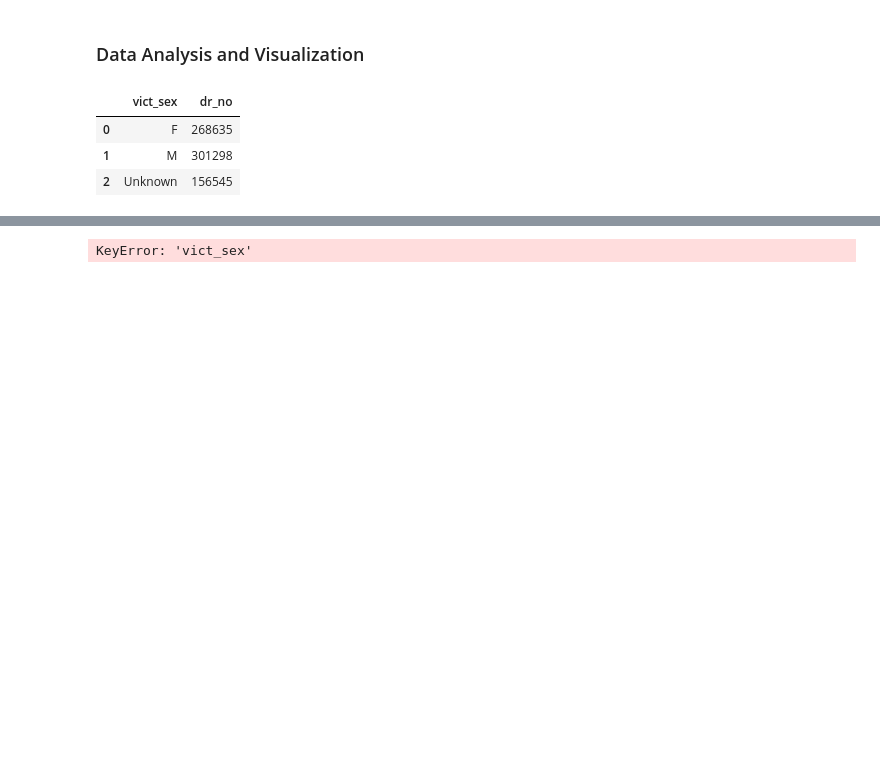
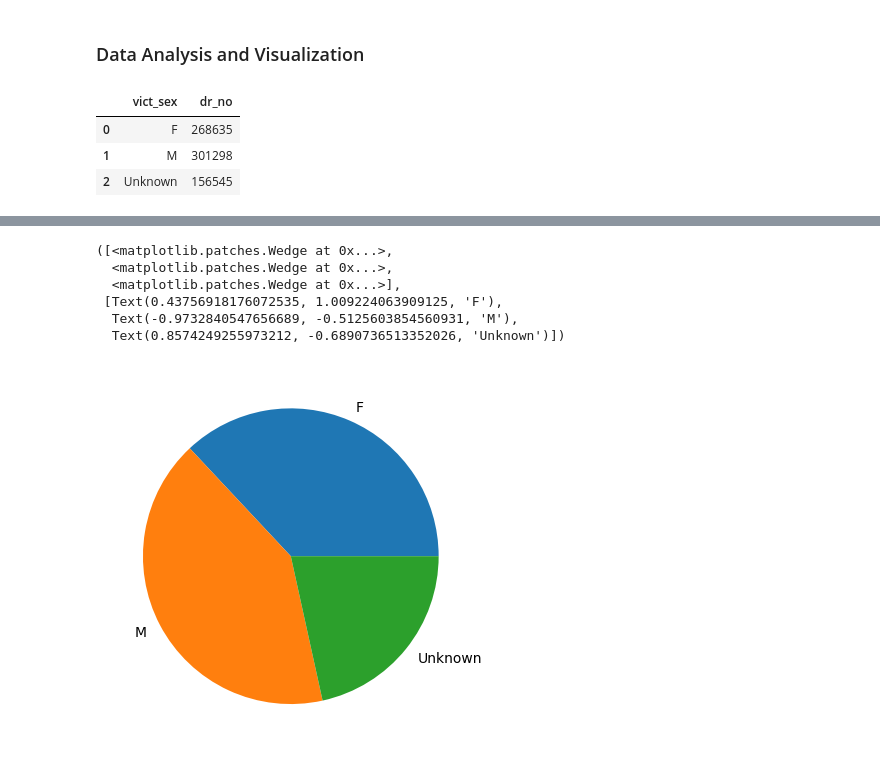
Before and after one commit to avsngh-git/Exploratory-Data-Analysis-Crime-Data, a Jupyter notebook: LA_crime_EDA.ipynb, the cells around one changed output, grey strips where cells are left out. Cells and saved outputs as stored; diff of their text form; code cells hidden in the pictures; blank space fills up the shorter version.

```diff
--- a/LA_crime_EDA.ipynb
+++ b/LA_crime_EDA.ipynb
@@ -339,6 +339,12 @@ fig.show()
 # %%
 # create a pie chart using crime_victim_sex_df using plotly
 import matplotlib.pyplot as plt
-plt.pie(crime_victim_sex_df['vict_sex'])
+plt.pie(crime_victim_sex_df['dr_no'], labels=crime_victim_sex_df['vict_sex'])
 # %% [output]
-KeyError: 'vict_sex'
+([<matplotlib.patches.Wedge at 0x...>,
+  <matplotlib.patches.Wedge at 0x...>,
+  <matplotlib.patches.Wedge at 0x...>],
+ [Text(0.43756918176072535, 1.009224063909125, 'F'),
+  Text(-0.9732840547656689, -0.5125603854560931, 'M'),
+  Text(0.8574249255973212, -0.6890736513352026, 'Unknown')])
+[figure, added]
```
